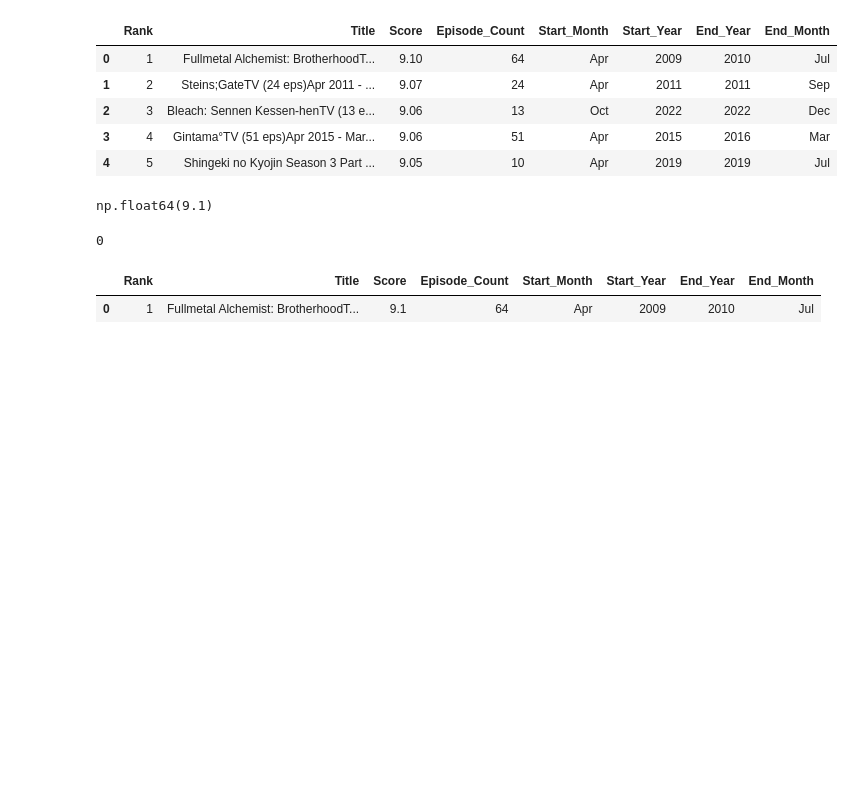
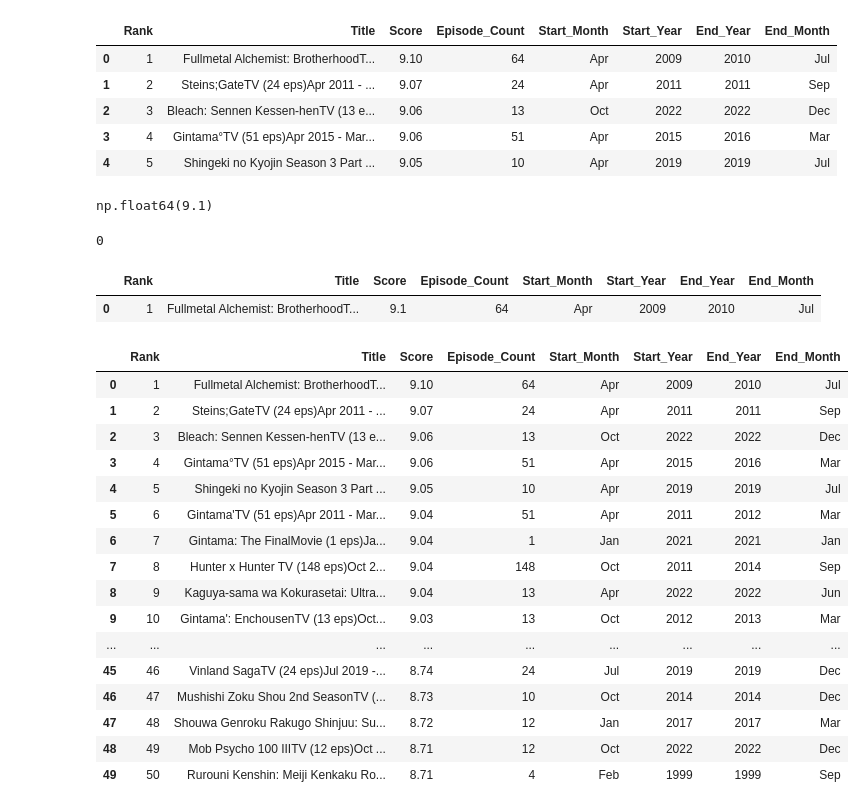
Before and after one commit to Tanish-30-08-2006/data-cleaning-extraction-visualization, a Jupyter notebook: Pandas Learning/Feature Extraction/Anime_Feature_Extraction.ipynb, the cells around one changed output. Saved outputs shown, nothing was run; the diff lists cells and outputs as text; code cells hidden in the pictures; blank space fills up the shorter version.

Commit message:
feat: updated anime feature extraction Q4 Part 1  with new preprocessing and analysis

```diff
--- a/Pandas Learning/Feature Extraction/Anime_Feature_Extraction.ipynb
+++ b/Pandas Learning/Feature Extraction/Anime_Feature_Extraction.ipynb
@@ -706,3 +703,27 @@ np.float64(9.1)
 0
 |  | Rank | Title | Score | Episode_Count | Start_Month | Start_Year | End_Year | End_Month |
 | 0 | 1 | Fullmetal Alchemist: BrotherhoodT... | 9.1 | 64 | Apr | 2009 | 2010 | Jul |
+# %%
+#------------------------Q:4-------------------------------------#
+
+# here first appearance of 9.1 is shown for multiple anime with same max score ( rank 1) we use sorting
+top_5 = df.sort_values(by='Score',ascending=False)
+display(top_5)
+# %% [output]
+|  | Rank | Title | Score | Episode_Count | Start_Month | Start_Year | End_Year | End_Month |
+| 0 | 1 | Fullmetal Alchemist: BrotherhoodT... | 9.10 | 64 | Apr | 2009 | 2010 | Jul |
+| 1 | 2 | Steins;GateTV (24 eps)Apr 2011 - ... | 9.07 | 24 | Apr | 2011 | 2011 | Sep |
+| 2 | 3 | Bleach: Sennen Kessen-henTV (13 e... | 9.06 | 13 | Oct | 2022 | 2022 | Dec |
+| 3 | 4 | Gintama°TV (51 eps)Apr 2015 - Mar... | 9.06 | 51 | Apr | 2015 | 2016 | Mar |
+| 4 | 5 | Shingeki no Kyojin Season 3 Part ... | 9.05 | 10 | Apr | 2019 | 2019 | Jul |
+| 5 | 6 | Gintama'TV (51 eps)Apr 2011 - Mar... | 9.04 | 51 | Apr | 2011 | 2012 | Mar |
+| 6 | 7 | Gintama: The FinalMovie (1 eps)Ja... | 9.04 | 1 | Jan | 2021 | 2021 | Jan |
+| 7 | 8 | Hunter x Hunter TV (148 eps)Oct 2... | 9.04 | 148 | Oct | 2011 | 2014 | Sep |
+| 8 | 9 | Kaguya-sama wa Kokurasetai: Ultra... | 9.04 | 13 | Apr | 2022 | 2022 | Jun |
+| 9 | 10 | Gintama': EnchousenTV (13 eps)Oct... | 9.03 | 13 | Oct | 2012 | 2013 | Mar |
+| ... | ... | ... | ... | ... | ... | ... | ... | ... |
+| 45 | 46 | Vinland SagaTV (24 eps)Jul 2019 -... | 8.74 | 24 | Jul | 2019 | 2019 | Dec |
+| 46 | 47 | Mushishi Zoku Shou 2nd SeasonTV (... | 8.73 | 10 | Oct | 2014 | 2014 | Dec |
+| 47 | 48 | Shouwa Genroku Rakugo Shinjuu: Su... | 8.72 | 12 | Jan | 2017 | 2017 | Mar |
+| 48 | 49 | Mob Psycho 100 IIITV (12 eps)Oct ... | 8.71 | 12 | Oct | 2022 | 2022 | Dec |
+| 49 | 50 | Rurouni Kenshin: Meiji Kenkaku Ro... | 8.71 | 4 | Feb | 1999 | 1999 | Sep |
```
Also changed, not shown: parts of 1 cell of this notebook.
